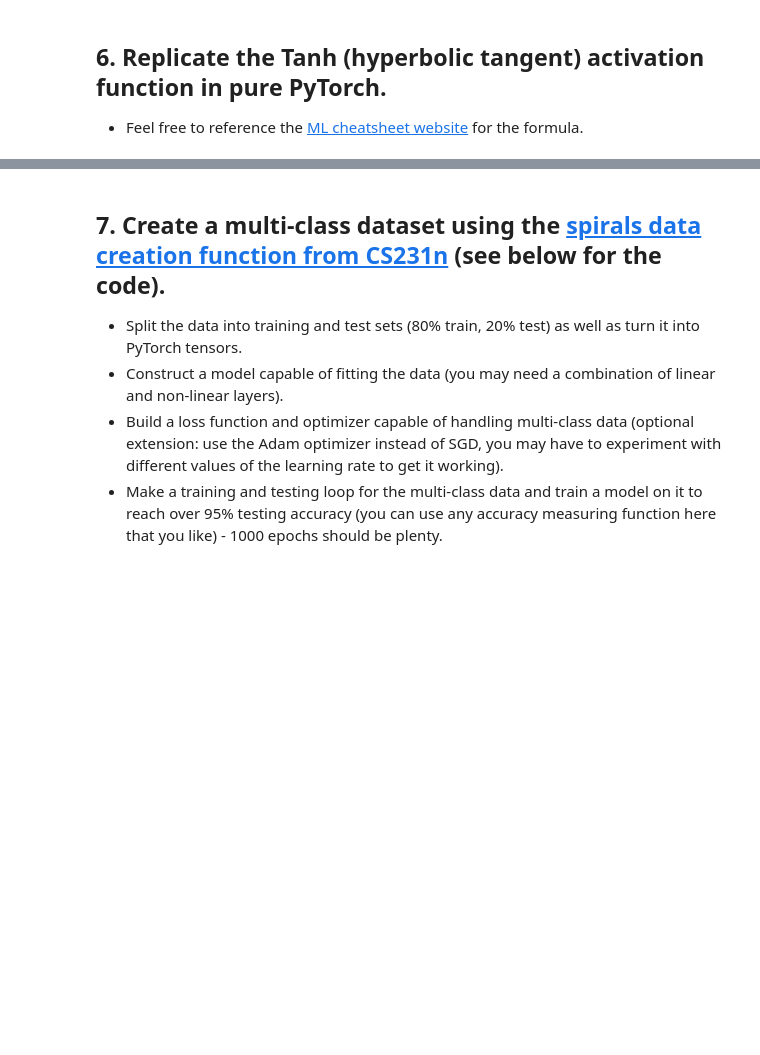
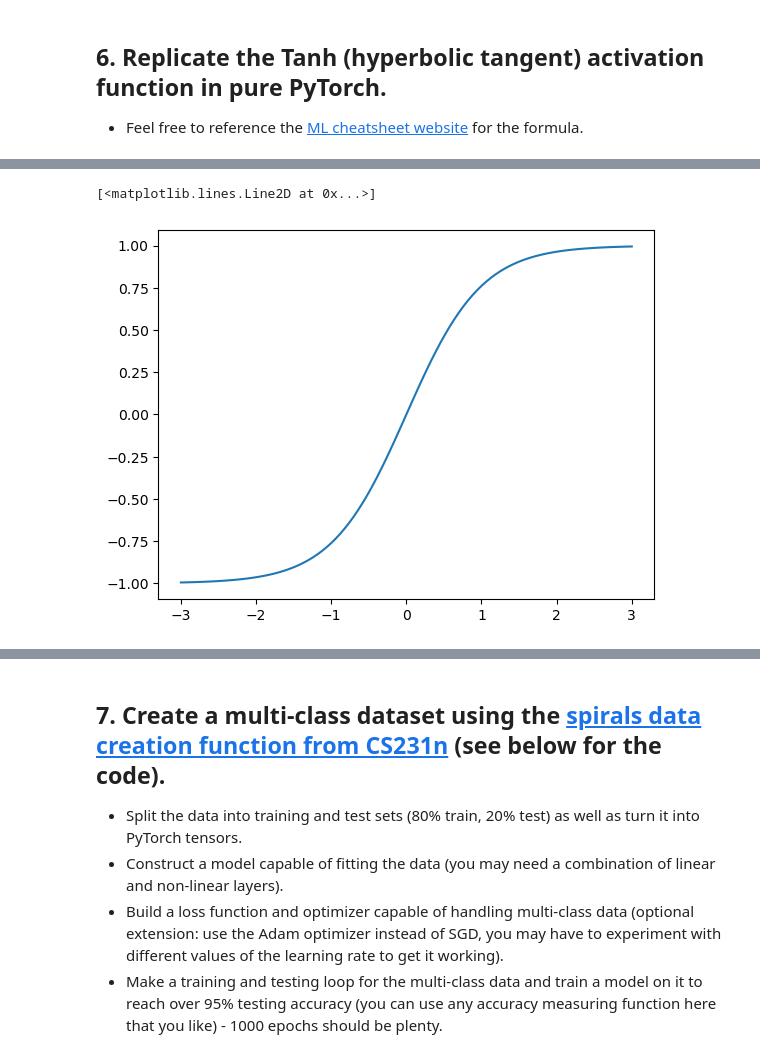
Before and after one commit to kimrojas/torch-deep-learning, a Jupyter notebook: excecises/02_pytorch_classification_exercises.ipynb, the cells around one changed output, grey strips where cells are left out. Cells and saved outputs as stored; diff of their text form; code cells hidden in the pictures; blank space fills up the shorter version.

```diff
--- a/excecises/02_pytorch_classification_exercises.ipynb
+++ b/excecises/02_pytorch_classification_exercises.ipynb
@@ -314,2 +346,7 @@ def plot_decision_boundary(model, X, y):
 # %%
 # Test torch.tanh() on the tensor and plot it
+y = torch.tanh(X)
+plt.plot(X.numpy(), y.numpy())
+# %% [output]
+[<matplotlib.lines.Line2D at 0x...>]
+[figure, added]
```
Also changed, not shown: parts of 19 cells of this notebook, 1 other file.
